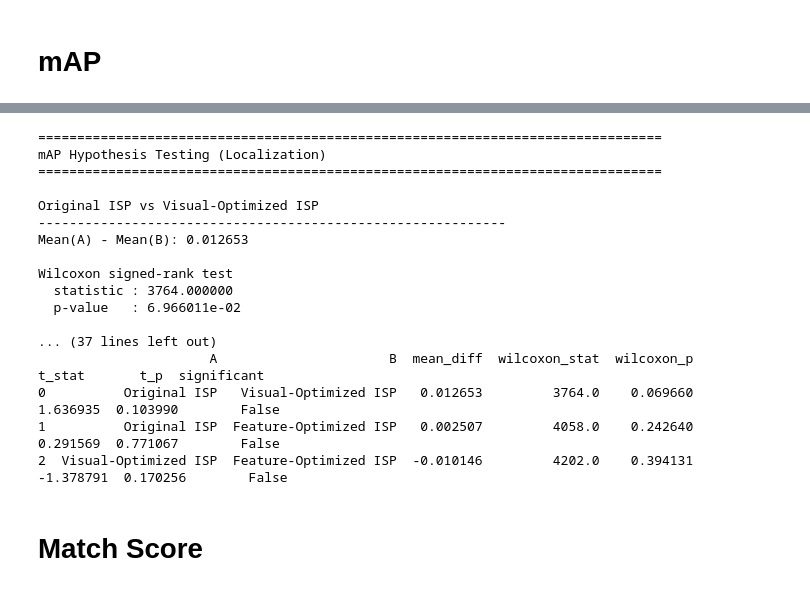
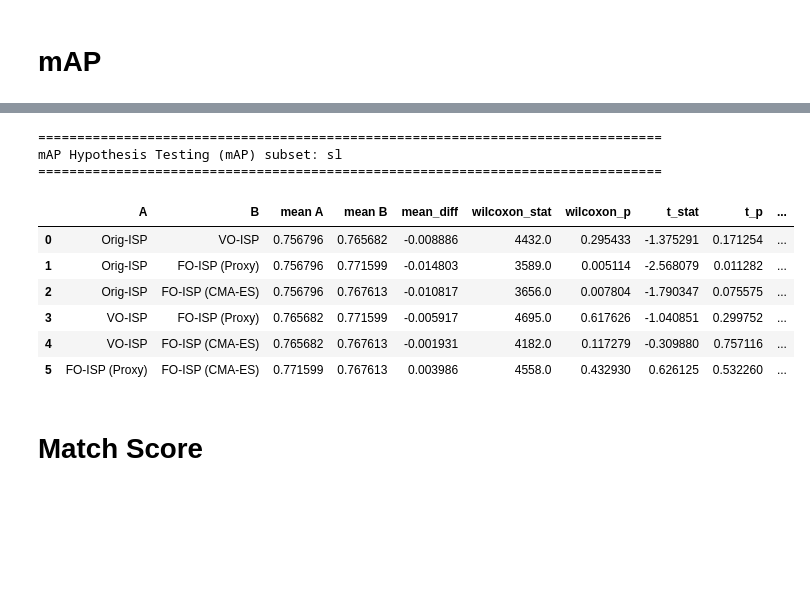
Before and after one commit to NontawatWuttikam/pytorch-superpoint, a Jupyter notebook: proxyopt_notebook/Analyze_stats.ipynb, the cells around one changed output, grey strips where cells are left out. Saved outputs shown, nothing was run; the diff lists cells and outputs as text; code cells hidden in the pictures; blank space fills up the shorter version.

```diff
--- a/proxyopt_notebook/Analyze_stats.ipynb
+++ b/proxyopt_notebook/Analyze_stats.ipynb
@@ -683,27 +713,21 @@ Feature-Optimized ISP  0.744920  0.230746  0.796819  0.056432  0.990861  0.77983
 # %%
 df_loc = hypothesis_testing_ttest_wilcox(
     objects,
     key="mAP",
-    suffix="(Localization)"
+    suffix="(mAP)"  + " subset: " + suffix,
+    verbose = False
 )
 # %% [output]
 ================================================================================
-mAP Hypothesis Testing (Localization)
+mAP Hypothesis Testing (mAP) subset: sl
 ================================================================================
-
-Original ISP vs Visual-Optimized ISP
-------------------------------------------------------------
-Mean(A) - Mean(B): 0.012653
-
-Wilcoxon signed-rank test
-  statistic : 3764.000000
-  p-value   : 6.966011e-02
-
-... (37 lines left out)
-                      A                      B  mean_diff  wilcoxon_stat  wilcoxon_p    t_stat       t_p  significant
-0          Original ISP   Visual-Optimized ISP   0.012653         3764.0    0.069660  1.636935  0.103990        False
-1          Original ISP  Feature-Optimized ISP   0.002507         4058.0    0.242640  0.291569  0.771067        False
-2  Visual-Optimized ISP  Feature-Optimized ISP  -0.010146         4202.0    0.394131 -1.378791  0.170256        False
+|  | A | B | mean A | mean B | mean_diff | wilcoxon_stat | wilcoxon_p | t_stat | t_p | ... |
+| 0 | Orig-ISP | VO-ISP | 0.756796 | 0.765682 | -0.008886 | 4432.0 | 0.295433 | -1.375291 | 0.171254 | ... |
+| 1 | Orig-ISP | FO-ISP (Proxy) | 0.756796 | 0.771599 | -0.014803 | 3589.0 | 0.005114 | -2.568079 | 0.011282 | ... |
+| 2 | Orig-ISP | FO-ISP (CMA-ES) | 0.756796 | 0.767613 | -0.010817 | 3656.0 | 0.007804 | -1.790347 | 0.075575 | ... |
+| 3 | VO-ISP | FO-ISP (Proxy) | 0.765682 | 0.771599 | -0.005917 | 4695.0 | 0.617626 | -1.040851 | 0.299752 | ... |
+| 4 | VO-ISP | FO-ISP (CMA-ES) | 0.765682 | 0.767613 | -0.001931 | 4182.0 | 0.117279 | -0.309880 | 0.757116 | ... |
+| 5 | FO-ISP (Proxy) | FO-ISP (CMA-ES) | 0.771599 | 0.767613 | 0.003986 | 4558.0 | 0.432930 | 0.626125 | 0.532260 | ... |
 # %% [markdown]
 # Match Score
 # %%
```
Also changed, not shown: parts of 14 cells of this notebook, 6 other files.
